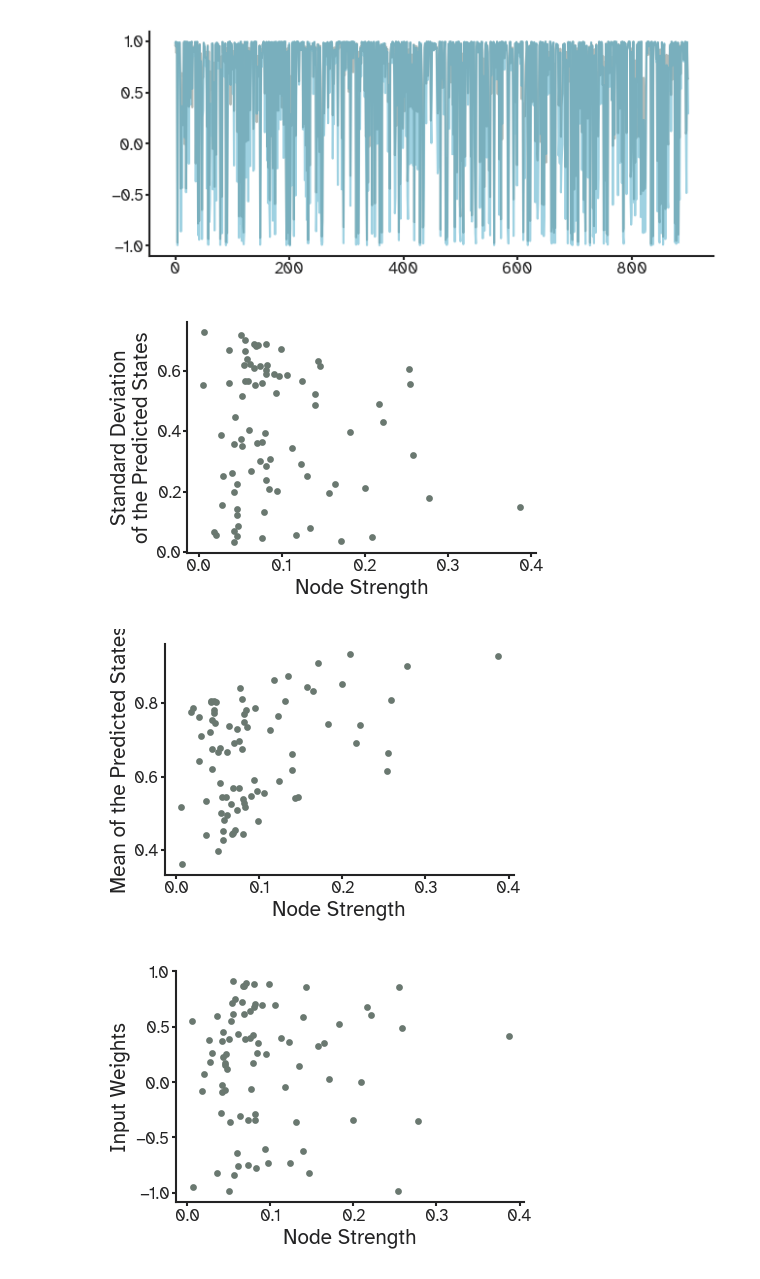
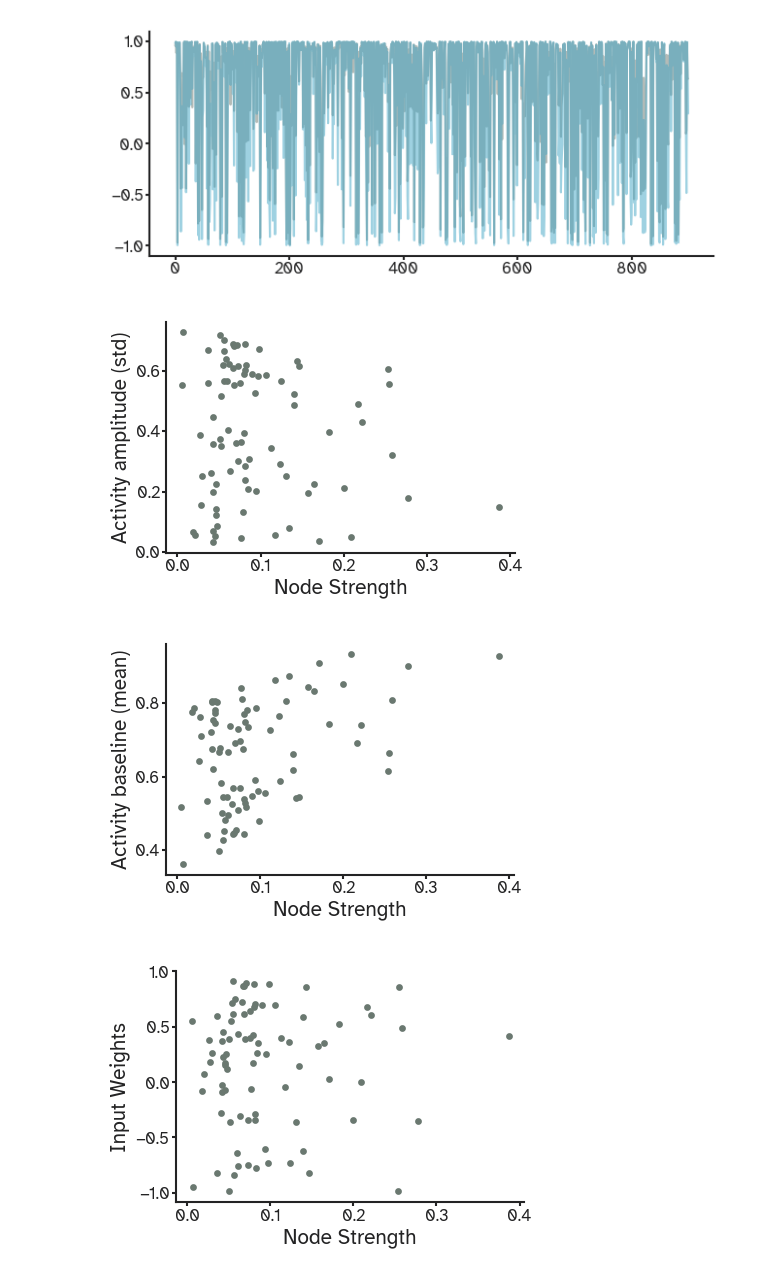
Before and after one commit to kuffmode/OHBM-Example-2026, a Jupyter notebook: playground.ipynb, the cells around one changed output. Cells and saved outputs as stored; diff of their text form; code cells hidden in the pictures.

```diff
--- a/playground.ipynb
+++ b/playground.ipynb
@@ -293,19 +293,19 @@ means = esn.states_pred_[100:].mean(0)
 # %%
 plt.figure(figsize=(3,2),dpi=150)
 plt.scatter(strengths, variances,s=5)
 plt.xlabel("Node Strength")
-plt.ylabel("Standard Deviation\nof the Predicted States")
+plt.ylabel("Activity amplitude (std)")
 sns.despine()
 # %% [output]
-[figure, old version]
+[figure, new version]
 # %%
 plt.figure(figsize=(3,2),dpi=150)
 plt.scatter(strengths, means,s=5)
 plt.xlabel("Node Strength")
-plt.ylabel("Mean of the Predicted States")
+plt.ylabel("Activity baseline (mean)")
 sns.despine()
 # %% [output]
-[figure, old version]
+[figure, new version]
 # %%
 plt.figure(figsize=(3,2),dpi=150)
 plt.scatter(strengths, esn.W_in_,s=5)
```
Also changed, not shown: parts of 7 cells of this notebook.
